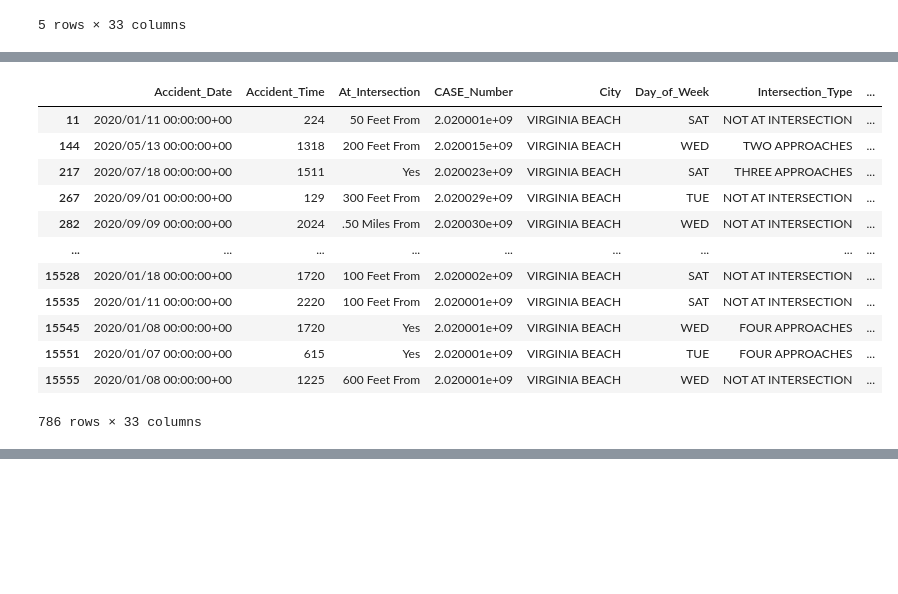
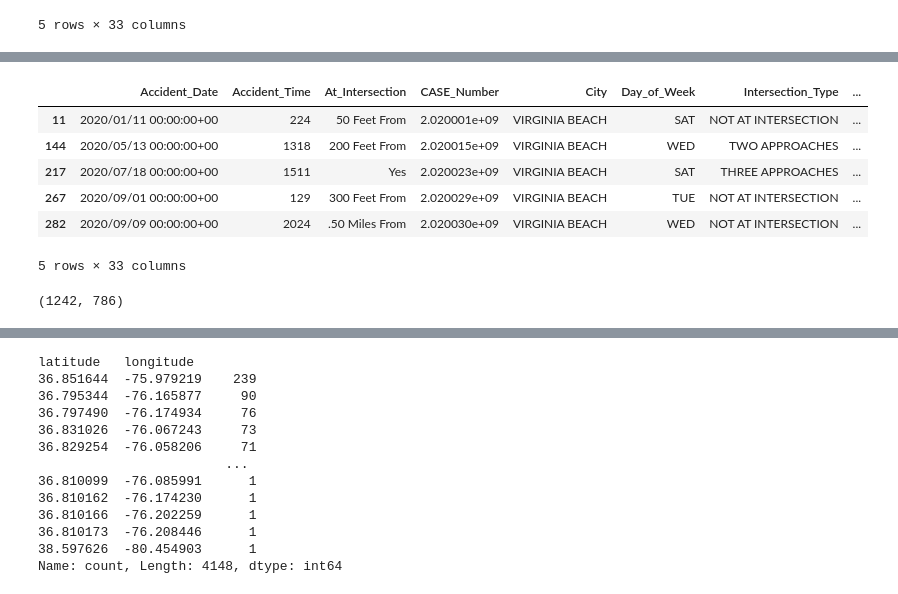
Before and after one commit to andrewma5/vb-auto-accidents, a Jupyter notebook: FilterLocations.ipynb, the cells around one changed output, grey strips where cells are left out. Cells and saved outputs as stored; diff of their text form; code cells hidden in the pictures; blank space fills up the shorter version.

Commit message:
Filter changes

```diff
--- a/FilterLocations.ipynb
+++ b/FilterLocations.ipynb
@@ -73,19 +61,18 @@ vb_blvd
 # %%
-data[data["Main_Street"].str.contains(r"\d* virginia beach", case=False)]
+vb_blvd_with_number = data[data["Main_Street"].str.contains(r"\d* virginia beach", case=False)]
+vb_blvd_with_number.head()
 # %% [output]
 |  | Accident_Date | Accident_Time | At_Intersection | CASE_Number | City | Day_of_Week | Intersection_Type | ... |
 | 11 | 2020/01/11 00:00:00+00 | 224 | 50 Feet From | 2.020001e+09 | VIRGINIA BEACH | SAT | NOT AT INTERSECTION | ... |
 | 144 | 2020/05/13 00:00:00+00 | 1318 | 200 Feet From | 2.020015e+09 | VIRGINIA BEACH | WED | TWO APPROACHES | ... |
 | 217 | 2020/07/18 00:00:00+00 | 1511 | Yes | 2.020023e+09 | VIRGINIA BEACH | SAT | THREE APPROACHES | ... |
 | 267 | 2020/09/01 00:00:00+00 | 129 | 300 Feet From | 2.020029e+09 | VIRGINIA BEACH | TUE | NOT AT INTERSECTION | ... |
 | 282 | 2020/09/09 00:00:00+00 | 2024 | .50 Miles From | 2.020030e+09 | VIRGINIA BEACH | WED | NOT AT INTERSECTION | ... |
-| ... | ... | ... | ... | ... | ... | ... | ... | ... |
-| 15528 | 2020/01/18 00:00:00+00 | 1720 | 100 Feet From | 2.020002e+09 | VIRGINIA BEACH | SAT | NOT AT INTERSECTION | ... |
-| 15535 | 2020/01/11 00:00:00+00 | 2220 | 100 Feet From | 2.020001e+09 | VIRGINIA BEACH | SAT | NOT AT INTERSECTION | ... |
-| 15545 | 2020/01/08 00:00:00+00 | 1720 | Yes | 2.020001e+09 | VIRGINIA BEACH | WED | FOUR APPROACHES | ... |
-| 15551 | 2020/01/07 00:00:00+00 | 615 | Yes | 2.020001e+09 | VIRGINIA BEACH | TUE | FOUR APPROACHES | ... |
-| 15555 | 2020/01/08 00:00:00+00 | 1225 | 600 Feet From | 2.020001e+09 | VIRGINIA BEACH | WED | NOT AT INTERSECTION | ... |
-786 rows × 33 columns
+5 rows × 33 columns
+# %%
+len(vb_blvd), len(vb_blvd_with_number)
+# %% [output]
+(1242, 786)
 # %%
 # 786 virginia beach blvd columns still have the block number
 # %%
@@ -108,4 +95,19 @@ filtered
 | 17623 | 2022/06/15 00:00:00+00 | 2203 | 100 Feet From | 2.022039e+09 | VIRGINIA BEACH | WED | NOT AT INTERSECTION | ... |
 12651 rows × 33 columns
 # %%
-# 12651 rows is still plenty of data, so we will be using this filtered dataset instead
+filtered_counts = filtered[["latitude", "longitude"]].value_counts()
+filtered_counts
+# %% [output]
+latitude   longitude
+36.851644  -75.979219    239
+36.795344  -76.165877     90
+36.797490  -76.174934     76
+36.831026  -76.067243     73
+36.829254  -76.058206     71
+                        ...
+36.810099  -76.085991      1
+36.810162  -76.174230      1
+36.810166  -76.202259      1
+36.810173  -76.208446      1
+38.597626  -80.454903      1
+Name: count, Length: 4148, dtype: int64
```
Also changed, not shown: parts of 13 cells of this notebook.
